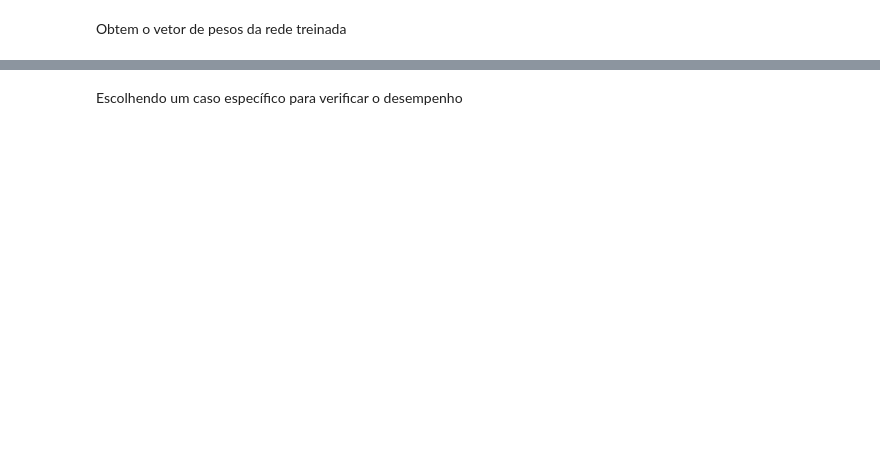
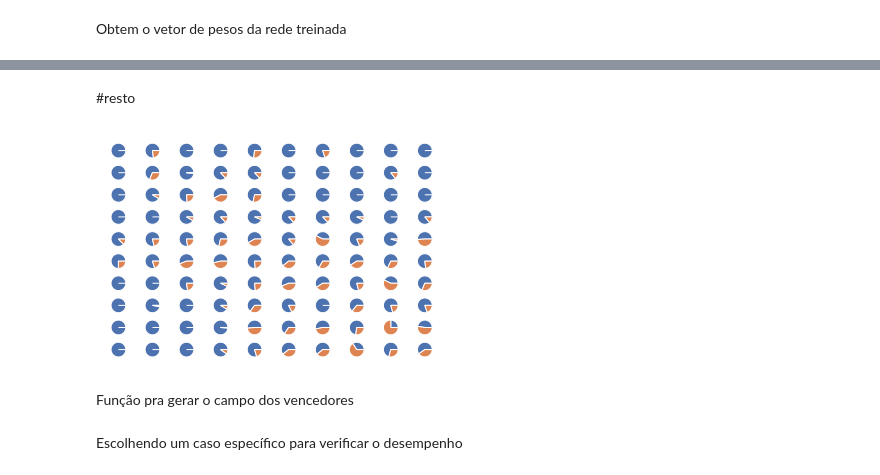
Before and after one commit to vilsonrodrigues/PegasusProject, a Jupyter notebook: Pegasus_Project.ipynb, the cells around one changed output, grey strips where cells are left out. Drawn from its saved outputs; the diff is of its cells as text; code cells hidden in the pictures; blank space fills up the shorter version.

```diff
--- a/Pegasus_Project.ipynb
+++ b/Pegasus_Project.ipynb
@@ -126,0 +295,15 @@ for i in X_train_selec:
+# %% [markdown]
+#resto
+# %%
+cont = 1;
+for i in range(len(MContT)):
+  for j in range(len(MContT)):
+    plt.subplot(tamanhoXdaRede,tamanhoYdaRede,cont)
+    cont=cont+1
+    sizes = [MContAp[i][j],MContT[i][j]-MContAp[i][j]]
+    plt.pie(sizes)
+plt.show()
+# %% [output]
+[figure, added]
+# %% [markdown]
+Função pra gerar o campo dos vencedores
```
Also changed, not shown: parts of 85 cells of this notebook.
